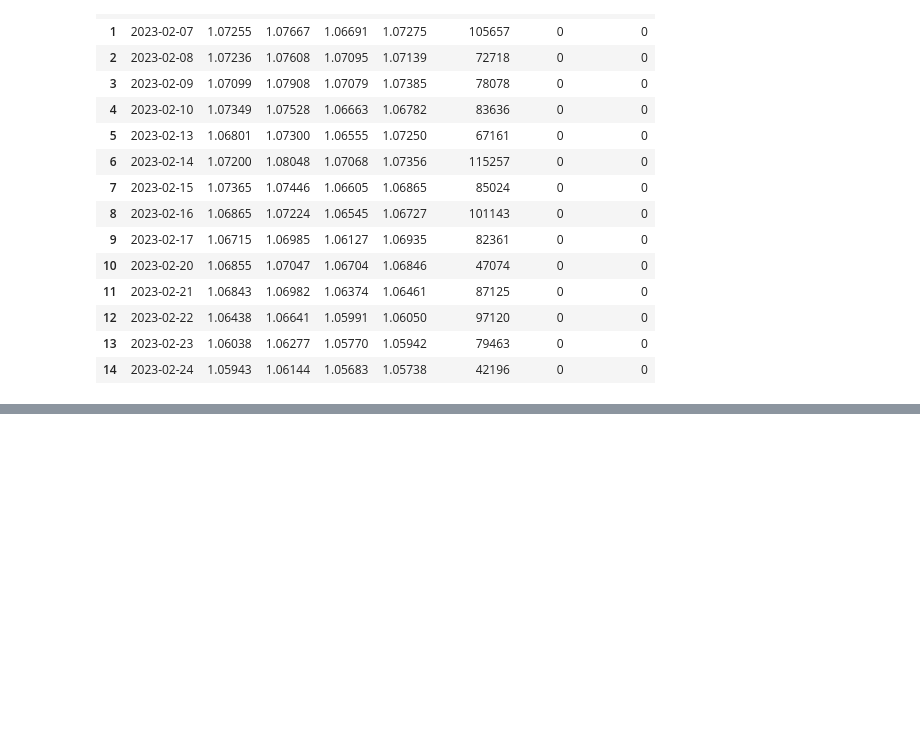
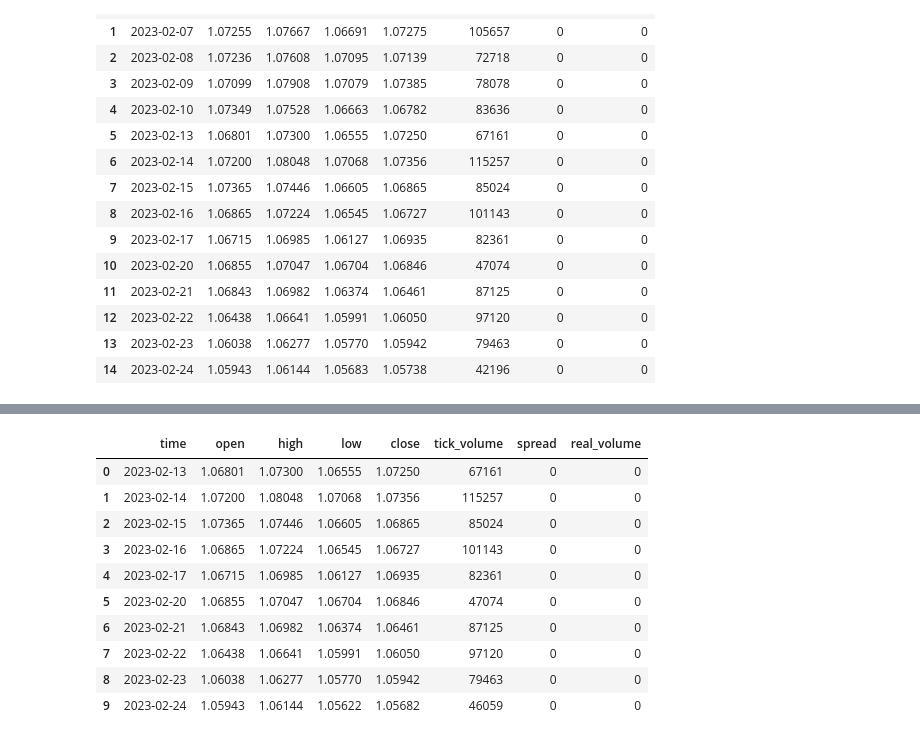
Before and after one commit to ChimmyTee/Algo_Practice, a Jupyter notebook: import_tick_data.ipynb, the cells around one changed output, grey strips where cells are left out. Saved outputs shown, nothing was run; the diff lists cells and outputs as text; code cells hidden in the pictures; blank space fills up the shorter version.

```diff
--- a/import_tick_data.ipynb
+++ b/import_tick_data.ipynb
@@ -137,0 +150,30 @@ df_rates
+# %%
+def get_rates(symbol, number_of_data = 100, timeframe=mt5.TIMEFRAME_D1):
+    # Compute now date
+    from_date = datetime(2023, 2, 26)
+
+    # Extract rates aka candlesticks, arguments = pairs, timeframe, start, how many candles.
+
+    rates = mt5.copy_rates_from(symbol, timeframe, from_date, number_of_data)
+
+    # Transform Tuple into a DataFrame
+    df_rates = pd.DataFrame(rates)
+
+    # Convert number format of the date into date format.
+    df_rates["time"] = pd.to_datetime(df_rates["time"], unit="s")
+
+    return df_rates
+# %%
+get_rates("EURUSD", number_of_data=10)
+# %% [output]
+|  | time | open | high | low | close | tick_volume | spread | real_volume |
+| 0 | 2023-02-13 | 1.06801 | 1.07300 | 1.06555 | 1.07250 | 67161 | 0 | 0 |
+| 1 | 2023-02-14 | 1.07200 | 1.08048 | 1.07068 | 1.07356 | 115257 | 0 | 0 |
+| 2 | 2023-02-15 | 1.07365 | 1.07446 | 1.06605 | 1.06865 | 85024 | 0 | 0 |
+| 3 | 2023-02-16 | 1.06865 | 1.07224 | 1.06545 | 1.06727 | 101143 | 0 | 0 |
+| 4 | 2023-02-17 | 1.06715 | 1.06985 | 1.06127 | 1.06935 | 82361 | 0 | 0 |
+| 5 | 2023-02-20 | 1.06855 | 1.07047 | 1.06704 | 1.06846 | 47074 | 0 | 0 |
+| 6 | 2023-02-21 | 1.06843 | 1.06982 | 1.06374 | 1.06461 | 87125 | 0 | 0 |
+| 7 | 2023-02-22 | 1.06438 | 1.06641 | 1.05991 | 1.06050 | 97120 | 0 | 0 |
+| 8 | 2023-02-23 | 1.06038 | 1.06277 | 1.05770 | 1.05942 | 79463 | 0 | 0 |
+| 9 | 2023-02-24 | 1.05943 | 1.06144 | 1.05622 | 1.05682 | 46059 | 0 | 0 |
```
Also changed, not shown: parts of 1 cell of this notebook, 2 other files.
